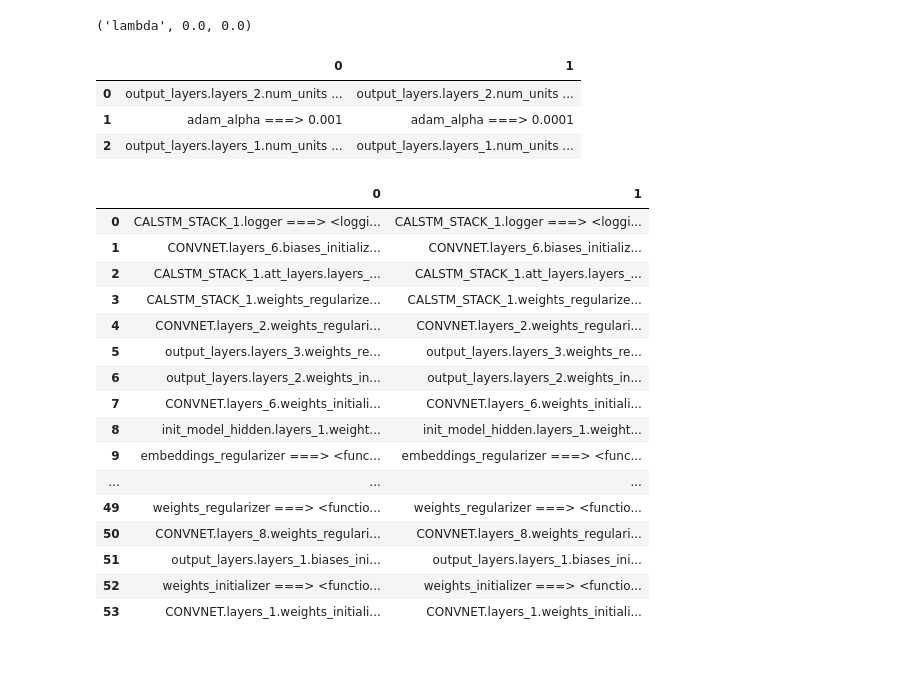
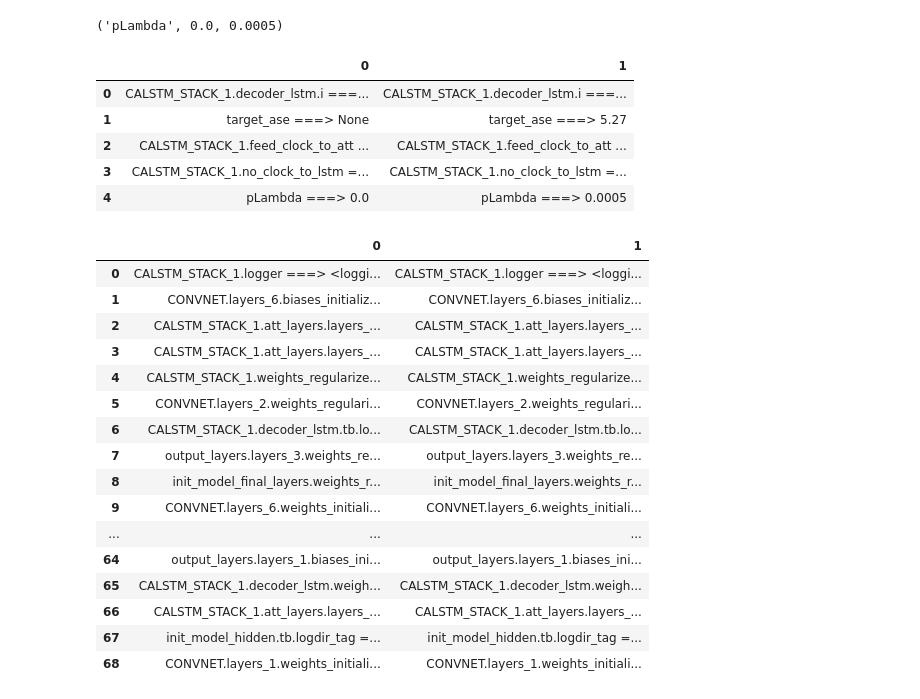
Before and after one commit to untrix/im2latex, a Jupyter notebook: src/diff_params.ipynb, the cells around one changed output. Saved outputs shown, nothing was run; the diff lists cells and outputs as text; code cells hidden in the pictures; blank space fills up the shorter version.

```diff
--- a/src/diff_params.ipynb
+++ b/src/diff_params.ipynb
@@ -123,28 +49,30 @@ diff.hyper()
 # %%
-diff = DiffParams('./tb_metrics/2017-11-27 21-20-46 PST scanningRNN_regroupImage', './tb_metrics/2017-11-28 01-40-26 PST scanningRNN_regroupImage')
+diff = DiffParams('./tb_metrics/2017-11-30 11-53-23 PST scanningRNN_regroupImage/SFactor=1.5', './tb_metrics/2017-12-01 12-40-28 PST scanningRNN_regroupImage_SFactor=1.5_feedClock')
 one, two = diff.get_hyper()
-print('lambda', one['pLambda'], two['pLambda'])
+print('pLambda', one['pLambda'], two['pLambda'])
 diff.hyper()
 # %% [output]
-('lambda', 0.0, 0.0)
+('pLambda', 0.0, 0.0005)
 |  | 0 | 1 |
-| 0 | output_layers.layers_2.num_units ... | output_layers.layers_2.num_units ... |
-| 1 | adam_alpha ===> 0.001 | adam_alpha ===> 0.0001 |
-| 2 | output_layers.layers_1.num_units ... | output_layers.layers_1.num_units ... |
+| 0 | CALSTM_STACK_1.decoder_lstm.i ===... | CALSTM_STACK_1.decoder_lstm.i ===... |
+| 1 | target_ase ===> None | target_ase ===> 5.27 |
+| 2 | CALSTM_STACK_1.feed_clock_to_att ... | CALSTM_STACK_1.feed_clock_to_att ... |
+| 3 | CALSTM_STACK_1.no_clock_to_lstm =... | CALSTM_STACK_1.no_clock_to_lstm =... |
+| 4 | pLambda ===> 0.0 | pLambda ===> 0.0005 |
 |  | 0 | 1 |
 | 0 | CALSTM_STACK_1.logger ===> <loggi... | CALSTM_STACK_1.logger ===> <loggi... |
 | 1 | CONVNET.layers_6.biases_initializ... | CONVNET.layers_6.biases_initializ... |
 | 2 | CALSTM_STACK_1.att_layers.layers_... | CALSTM_STACK_1.att_layers.layers_... |
-| 3 | CALSTM_STACK_1.weights_regularize... | CALSTM_STACK_1.weights_regularize... |
-| 4 | CONVNET.layers_2.weights_regulari... | CONVNET.layers_2.weights_regulari... |
-| 5 | output_layers.layers_3.weights_re... | output_layers.layers_3.weights_re... |
-| 6 | output_layers.layers_2.weights_in... | output_layers.layers_2.weights_in... |
-| 7 | CONVNET.layers_6.weights_initiali... | CONVNET.layers_6.weights_initiali... |
-| 8 | init_model_hidden.layers_1.weight... | init_model_hidden.layers_1.weight... |
-| 9 | embeddings_regularizer ===> <func... | embeddings_regularizer ===> <func... |
+| 3 | CALSTM_STACK_1.att_layers.layers_... | CALSTM_STACK_1.att_layers.layers_... |
+| 4 | CALSTM_STACK_1.weights_regularize... | CALSTM_STACK_1.weights_regularize... |
+| 5 | CONVNET.layers_2.weights_regulari... | CONVNET.layers_2.weights_regulari... |
+| 6 | CALSTM_STACK_1.decoder_lstm.tb.lo... | CALSTM_STACK_1.decoder_lstm.tb.lo... |
+| 7 | output_layers.layers_3.weights_re... | output_layers.layers_3.weights_re... |
+| 8 | init_model_final_layers.weights_r... | init_model_final_layers.weights_r... |
+| 9 | CONVNET.layers_6.weights_initiali... | CONVNET.layers_6.weights_initiali... |
 | ... | ... | ... |
-| 49 | weights_regularizer ===> <functio... | weights_regularizer ===> <functio... |
-| 50 | CONVNET.layers_8.weights_regulari... | CONVNET.layers_8.weights_regulari... |
-| 51 | output_layers.layers_1.biases_ini... | output_layers.layers_1.biases_ini... |
-| 52 | weights_initializer ===> <functio... | weights_initializer ===> <functio... |
-| 53 | CONVNET.layers_1.weights_initiali... | CONVNET.layers_1.weights_initiali... |
+| 64 | output_layers.layers_1.biases_ini... | output_layers.layers_1.biases_ini... |
+| 65 | CALSTM_STACK_1.decoder_lstm.weigh... | CALSTM_STACK_1.decoder_lstm.weigh... |
+| 66 | CALSTM_STACK_1.att_layers.layers_... | CALSTM_STACK_1.att_layers.layers_... |
+| 67 | init_model_hidden.tb.logdir_tag =... | init_model_hidden.tb.logdir_tag =... |
+| 68 | CONVNET.layers_1.weights_initiali... | CONVNET.layers_1.weights_initiali... |
```
Also changed, not shown: parts of 4 cells of this notebook, 2 other files.
